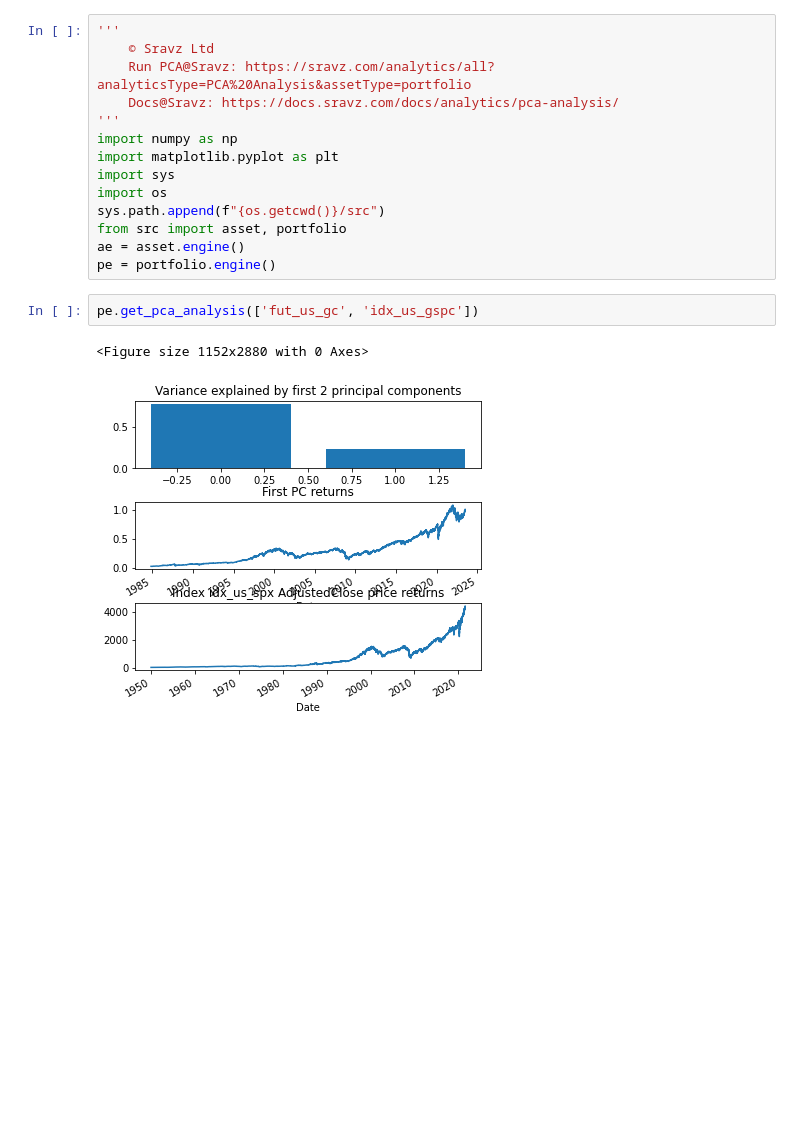
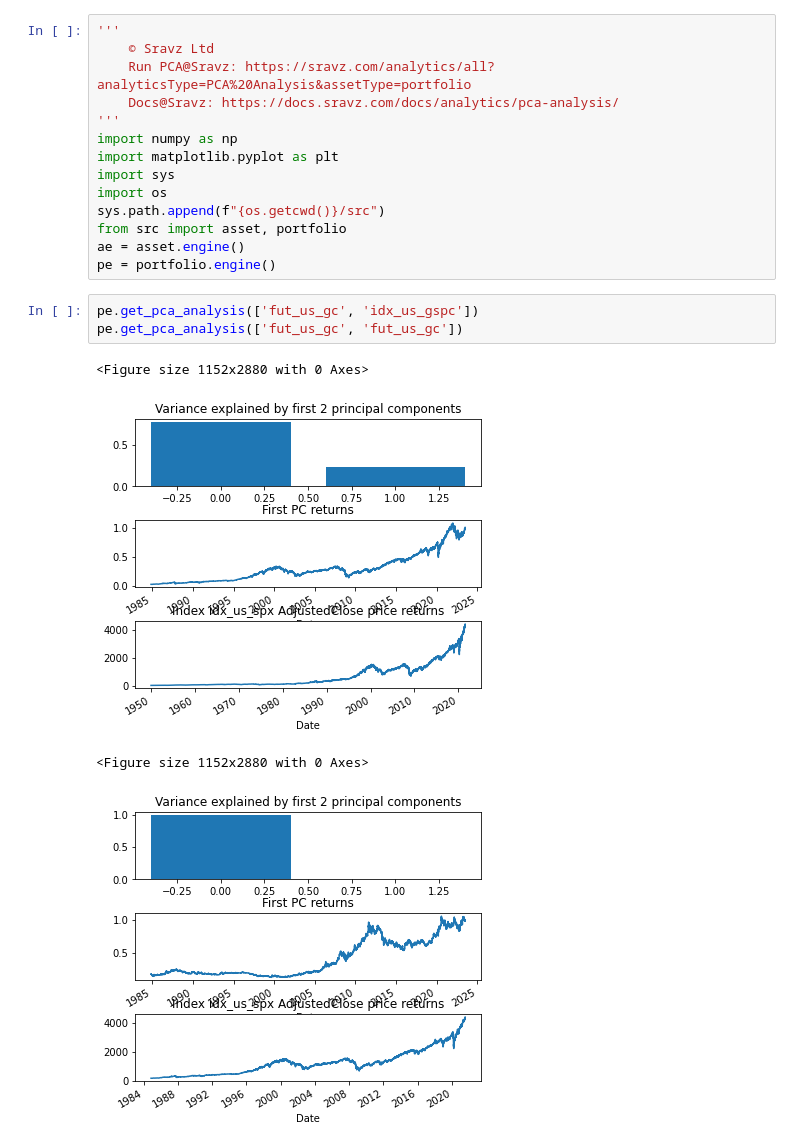
Before and after one commit to sravzpublic/training, a Jupyter notebook: training-py/PCA Analysis.ipynb, the cells around one changed output. Saved outputs shown, nothing was run; the diff lists cells and outputs as text; blank space fills up the shorter version.

```diff
--- a/training-py/PCA Analysis.ipynb
+++ b/training-py/PCA Analysis.ipynb
@@ -14,6 +14,9 @@ ae = asset.engine()
 pe = portfolio.engine()
 # %%
 pe.get_pca_analysis(['fut_us_gc', 'idx_us_gspc'])
+pe.get_pca_analysis(['fut_us_gc', 'fut_us_gc'])
 # %% [output]
 <Figure size 1152x2880 with 0 Axes>
 [figure]
+<Figure size 1152x2880 with 0 Axes>
+[figure, added]
```
